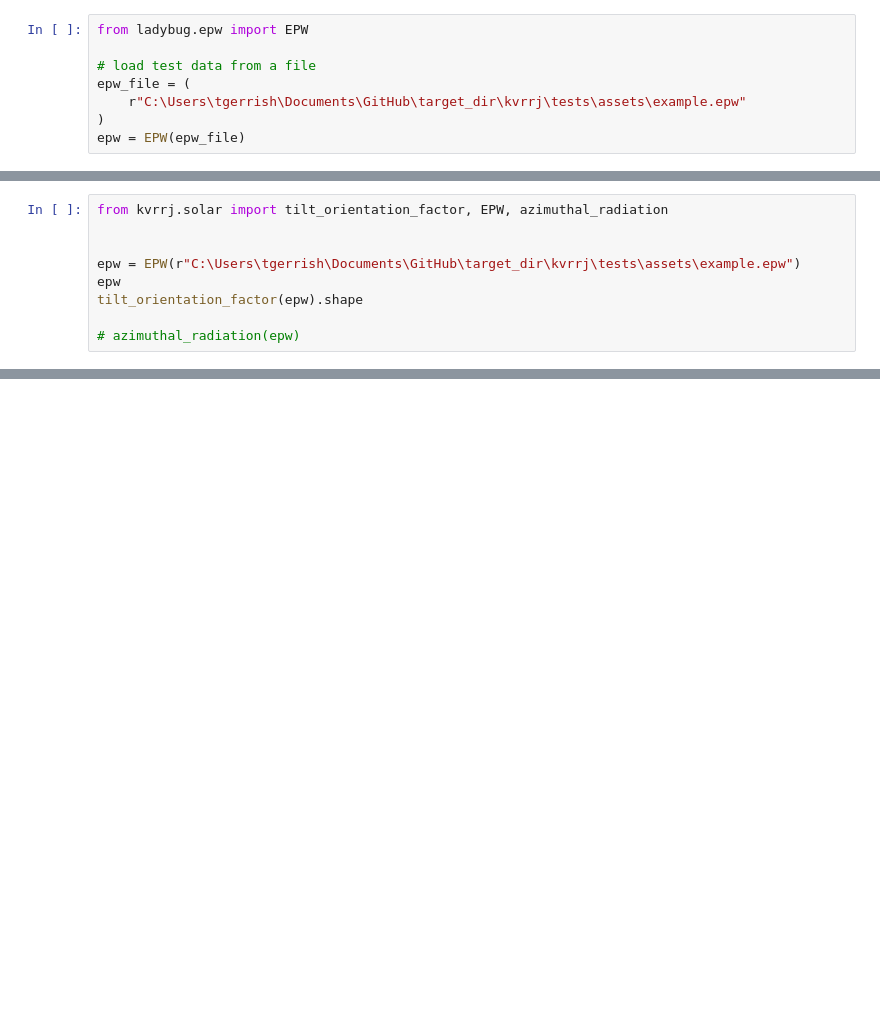
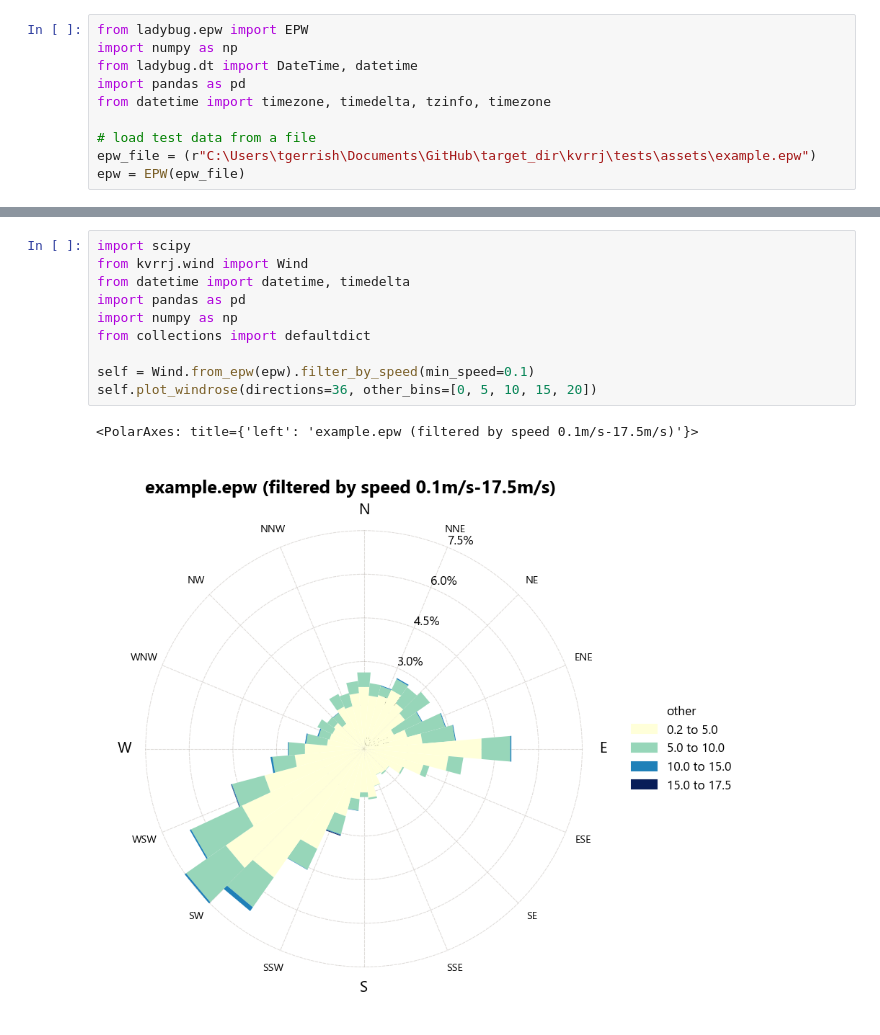
Before and after one commit to tg359/kvrrj, a Jupyter notebook: dev.ipynb, the cells around one changed output, grey strips where cells are left out. Drawn from its saved outputs; the diff is of its cells as text; blank space fills up the shorter version.

```diff
--- a/dev.ipynb
+++ b/dev.ipynb
@@ -1,8 +1,10 @@
 # %%
 from ladybug.epw import EPW
+import numpy as np
+from ladybug.dt import DateTime, datetime
+import pandas as pd
+from datetime import timezone, timedelta, tzinfo, timezone
 
 # load test data from a file
-epw_file = (
-    r"C:\Users\tgerrish\Documents\GitHub\target_dir\kvrrj\tests\assets\example.epw"
-)
+epw_file = (r"C:\Users\tgerrish\Documents\GitHub\target_dir\kvrrj\tests\assets\example.epw")
 epw = EPW(epw_file)
@@ -122,9 +10,0 @@ array([[300.,  60.],
-# %%
-from kvrrj.solar import tilt_orientation_factor, EPW, azimuthal_radiation
-
-
-epw = EPW(r"C:\Users\tgerrish\Documents\GitHub\target_dir\kvrrj\tests\assets\example.epw")
-epw
-tilt_orientation_factor(epw).shape
-
-# azimuthal_radiation(epw)
@@ -132,0 +39,13 @@ tilt_orientation_factor(epw).shape
+# %%
+import scipy
+from kvrrj.wind import Wind
+from datetime import datetime, timedelta
+import pandas as pd
+import numpy as np
+from collections import defaultdict
+
+self = Wind.from_epw(epw).filter_by_speed(min_speed=0.1)
+self.plot_windrose(directions=36, other_bins=[0, 5, 10, 15, 20])
+# %% [output]
+<PolarAxes: title={'left': 'example.epw (filtered by speed 0.1m/s-17.5m/s)'}>
+[figure, added]
```
Also changed, not shown: parts of 8 cells of this notebook, 13 other files.
